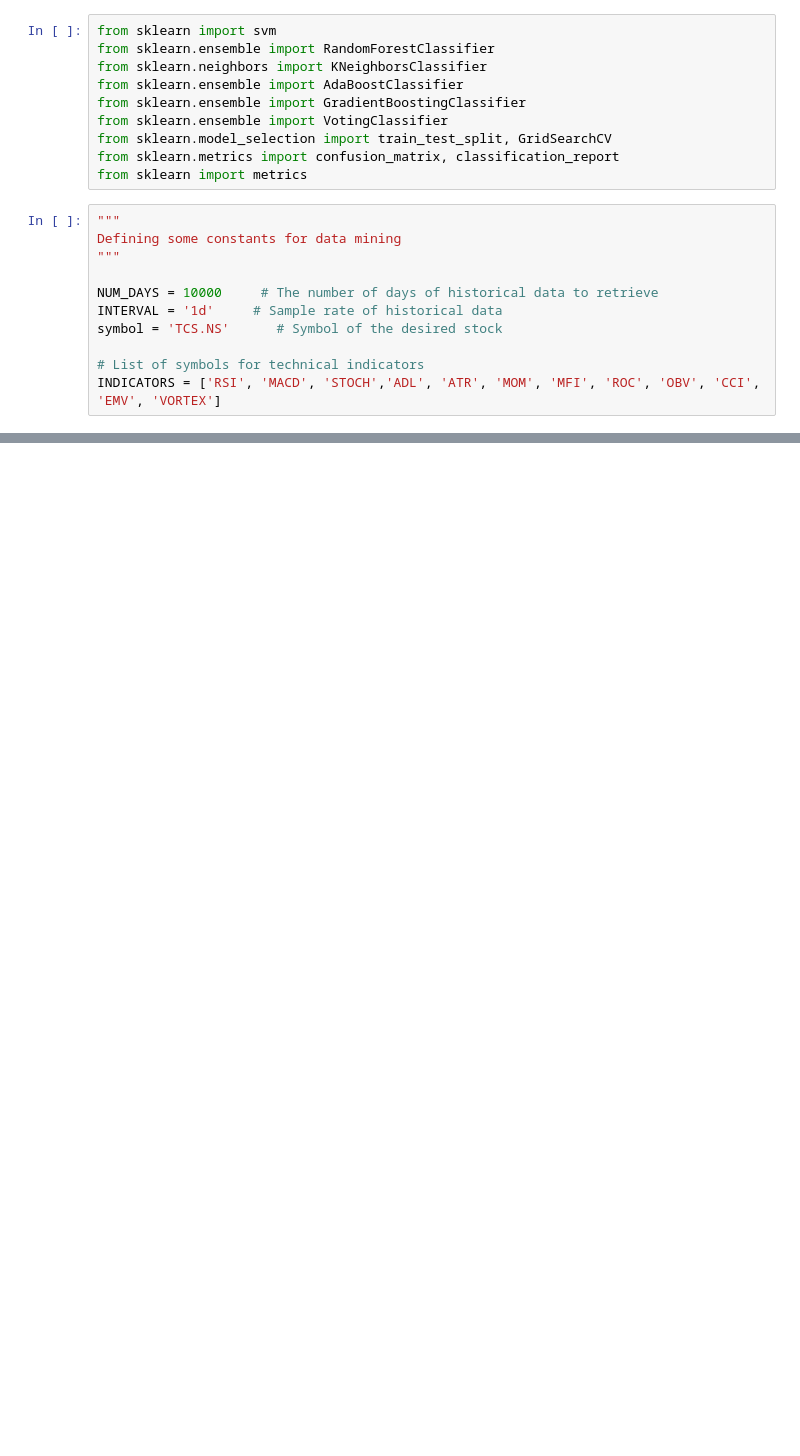
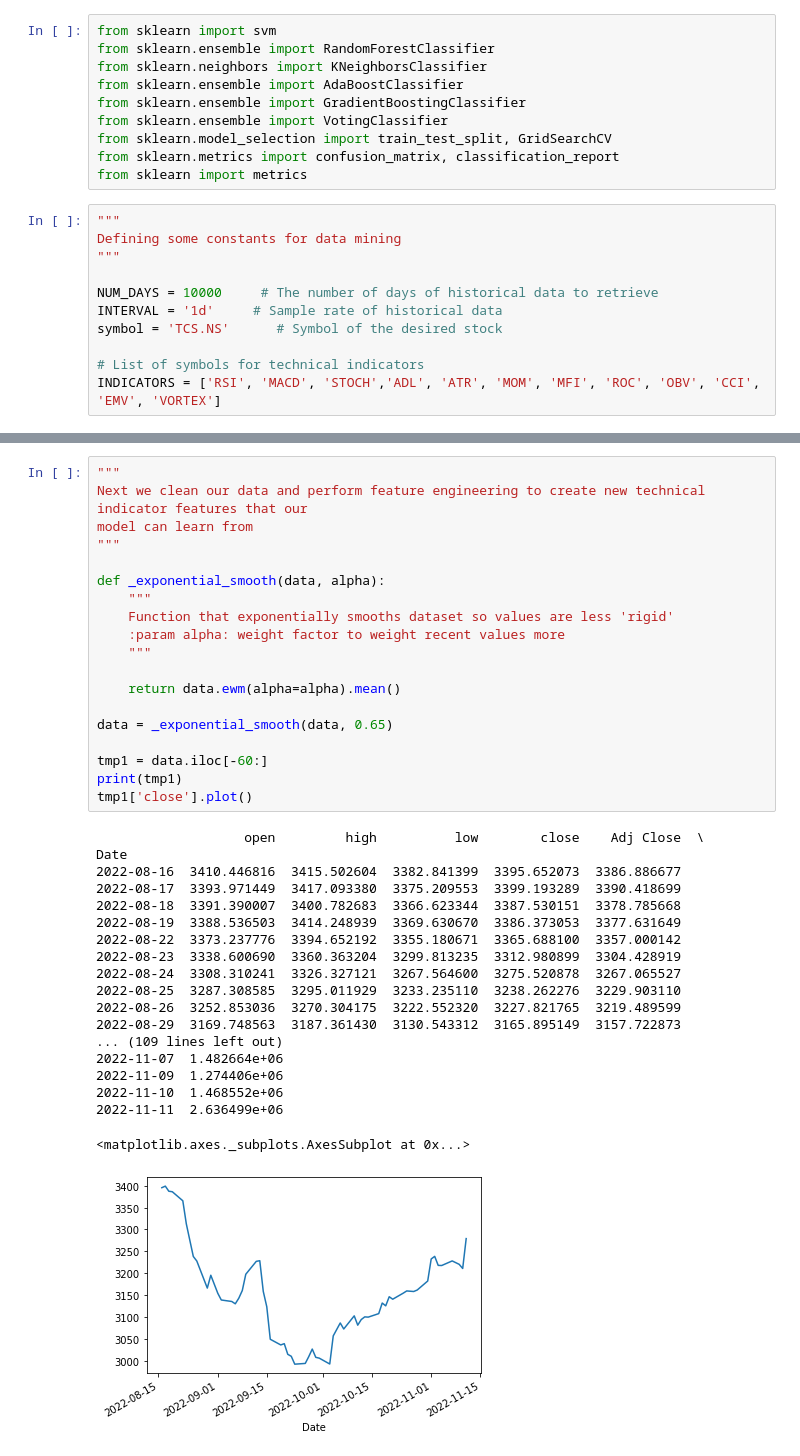
Before and after one commit to ritik007soni/Stock-Trend-Prediction, a Jupyter notebook: StockTrends.ipynb, the cells around one changed output, grey strips where cells are left out. Cells and saved outputs as stored; diff of their text form; blank space fills up the shorter version.

```diff
--- a/StockTrends.ipynb
+++ b/StockTrends.ipynb
@@ -100,0 +105,39 @@ Date
+# %%
+"""
+Next we clean our data and perform feature engineering to create new technical indicator features that our
+model can learn from
+"""
+
+def _exponential_smooth(data, alpha):
+    """
+    Function that exponentially smooths dataset so values are less 'rigid'
+    :param alpha: weight factor to weight recent values more
+    """
+
+    return data.ewm(alpha=alpha).mean()
+
+data = _exponential_smooth(data, 0.65)
+
+tmp1 = data.iloc[-60:]
+print(tmp1)
+tmp1['close'].plot()
+# %% [output]
+                   open         high          low        close    Adj Close  \
+Date
+2022-08-16  3410.446816  3415.502604  3382.841399  3395.652073  3386.886677
+2022-08-17  3393.971449  3417.093380  3375.209553  3399.193289  3390.418699
+2022-08-18  3391.390007  3400.782683  3366.623344  3387.530151  3378.785668
+2022-08-19  3388.536503  3414.248939  3369.630670  3386.373053  3377.631649
+2022-08-22  3373.237776  3394.652192  3355.180671  3365.688100  3357.000142
+2022-08-23  3338.600690  3360.363204  3299.813235  3312.980899  3304.428919
+2022-08-24  3308.310241  3326.327121  3267.564600  3275.520878  3267.065527
+2022-08-25  3287.308585  3295.011929  3233.235110  3238.262276  3229.903110
+2022-08-26  3252.853036  3270.304175  3222.552320  3227.821765  3219.489599
+2022-08-29  3169.748563  3187.361430  3130.543312  3165.895149  3157.722873
+... (109 lines left out)
+2022-11-07  1.482664e+06
+2022-11-09  1.274406e+06
+2022-11-10  1.468552e+06
+2022-11-11  2.636499e+06
+<matplotlib.axes._subplots.AxesSubplot at 0x...>
+[figure, added]
```
Also changed, not shown: parts of 10 cells of this notebook.
